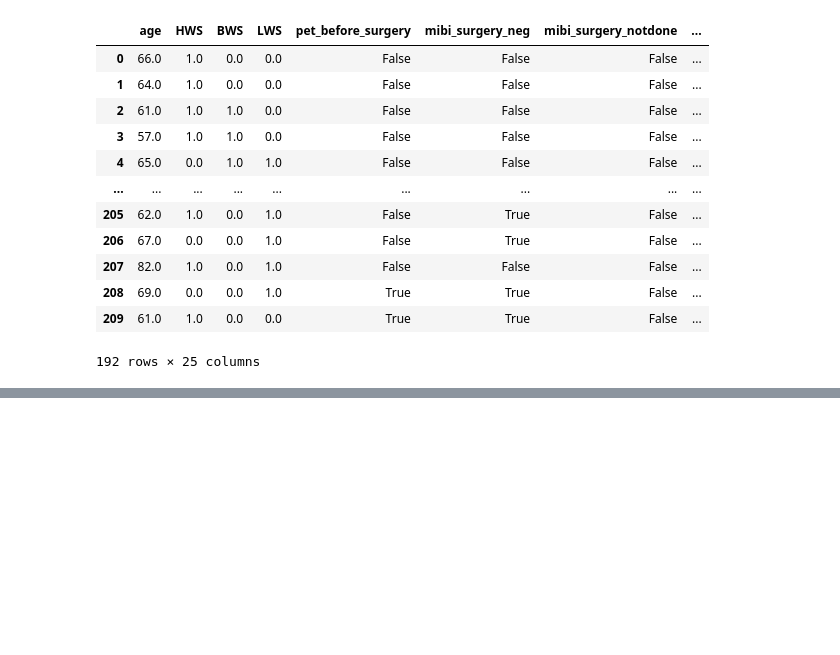
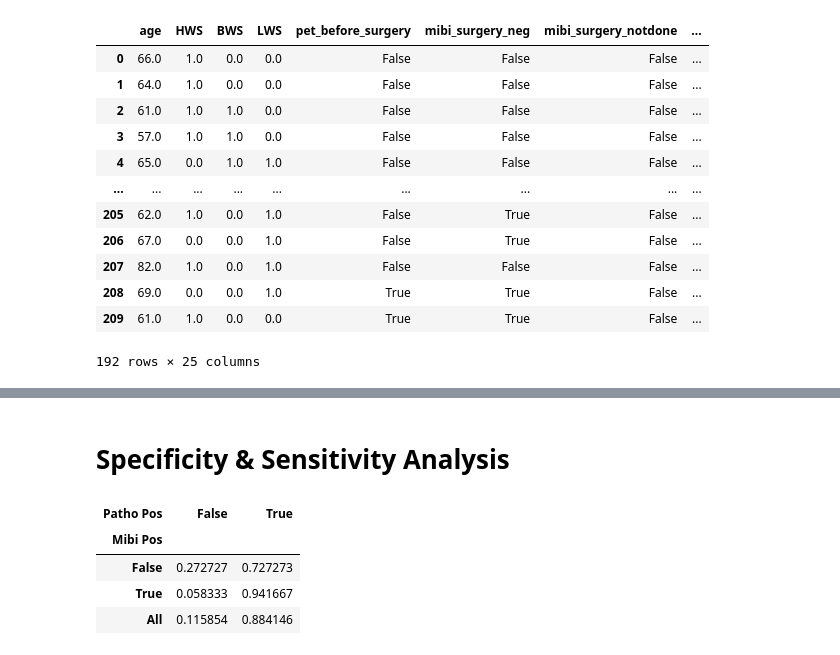
Before and after one commit to ursueugen/pet-discitis, a Jupyter notebook: 01_Explore.ipynb, the cells around one changed output, grey strips where cells are left out. Saved outputs shown, nothing was run; the diff lists cells and outputs as text; code cells hidden in the pictures; blank space fills up the shorter version.

```diff
--- a/01_Explore.ipynb
+++ b/01_Explore.ipynb
@@ -340,3 +355,5 @@ df_sel
 # Profiling report of this new dataframe
 profile_sel = ProfileReport(df_sel, title="Selected Data Report", explorative=True)
 profile_sel.to_file("report_processed_selected.html")
+# %% [markdown]
+# Specificity & Sensitivity Analysis
@@ -342,0 +364,9 @@ profile_sel.to_file("report_processed_selected.html")
+# %%
+# Do a false/neg matrix of mibi and patho in percentage
+pd.crosstab(df_sens['mibi_surgery_pos'], df_sens['patho_binary'], rownames=['Mibi Pos'], colnames=['Patho Pos'], margins=True, normalize='index')
+# %% [output]
+| Patho Pos | False | True |
+| Mibi Pos |  |  |
+| False | 0.272727 | 0.727273 |
+| True | 0.058333 | 0.941667 |
+| All | 0.115854 | 0.884146 |
```
Also changed, not shown: parts of 15 cells of this notebook, 1 other file.
